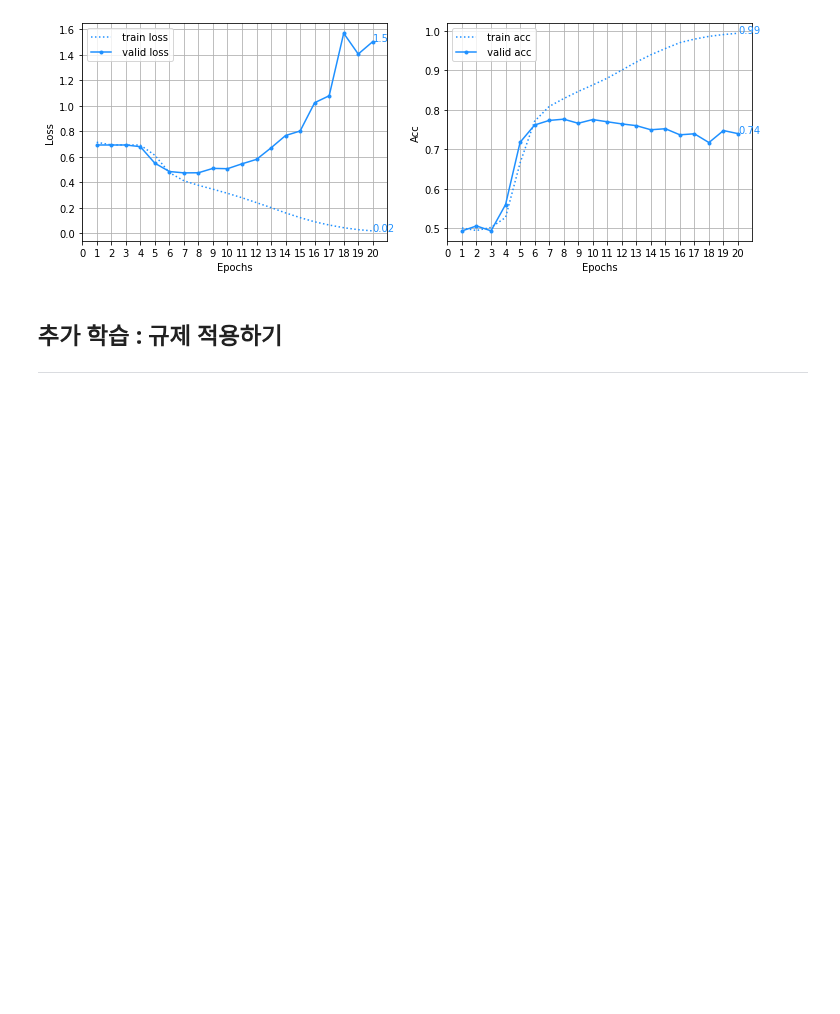
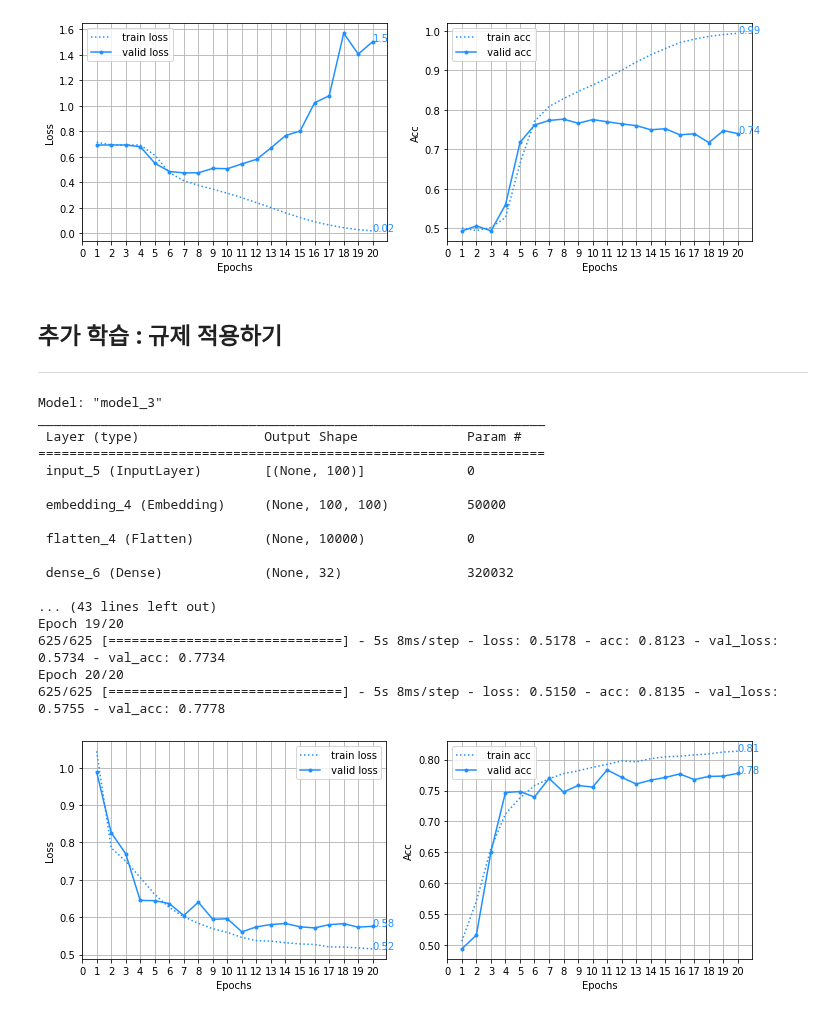
Before and after one commit to yebiny/SkillTreePython-DeepLearning, a Jupyter notebook: 03.NLP-with-tensorflow2.0/해설/ch03_02_NLP기초_imdb리뷰분류.ipynb, the cells around one changed output. Cells and saved outputs as stored; diff of their text form; code cells hidden in the pictures; blank space fills up the shorter version.

```diff
--- a/03.NLP-with-tensorflow2.0/해설/ch03_02_NLP기초_imdb리뷰분류.ipynb
+++ b/03.NLP-with-tensorflow2.0/해설/ch03_02_NLP기초_imdb리뷰분류.ipynb
@@ -327,3 +327,43 @@ Epoch 20/20
 # %% [markdown]
 ## 추가 학습 : 규제 적용하기
 ---
+# %%
+def create_regular_model(max_len, max_features, emb_dims):
+  x = layers.Input(shape=max_len)
+  y = layers.Embedding(max_features, emb_dims)(x)
+  y = layers.Flatten()(y)
+  y = layers.Dense(32, activation='relu', kernel_regularizer=tf.keras.regularizers.l2(0.1))(y)
+  y = layers.Dense(1, activation='sigmoid')(y) # 이진분류
+  return models.Model(x,y)
+
+model = create_regular_model(max_len, max_features, 100)
+model.summary()
+model.layers[1].set_weights([embed_mx]) # 가중치를 Glove 값으로 초기화
+
+model.compile(optimizer='rmsprop',
+              loss = 'binary_crossentropy',
+              metrics=['acc'])
+history = model.fit(x_train, y_train,
+                    epochs=20,
+                    batch_size=32,
+                    validation_split=0.2)
+plot_lcurve([history], [''], ['dodgerblue'])
+# %% [output]
+Model: "model_3"
+_________________________________________________________________
+ Layer (type)                Output Shape              Param #
+=================================================================
+ input_5 (InputLayer)        [(None, 100)]             0
+
+ embedding_4 (Embedding)     (None, 100, 100)          50000
+
+ flatten_4 (Flatten)         (None, 10000)             0
+
+ dense_6 (Dense)             (None, 32)                320032
+
+... (43 lines left out)
+Epoch 19/20
+625/625 [==============================] - 5s 8ms/step - loss: 0.5178 - acc: 0.8123 - val_loss: 0.5734 - val_acc: 0.7734
+Epoch 20/20
+625/625 [==============================] - 5s 8ms/step - loss: 0.5150 - acc: 0.8135 - val_loss: 0.5755 - val_acc: 0.7778
+[figure, added]
```
